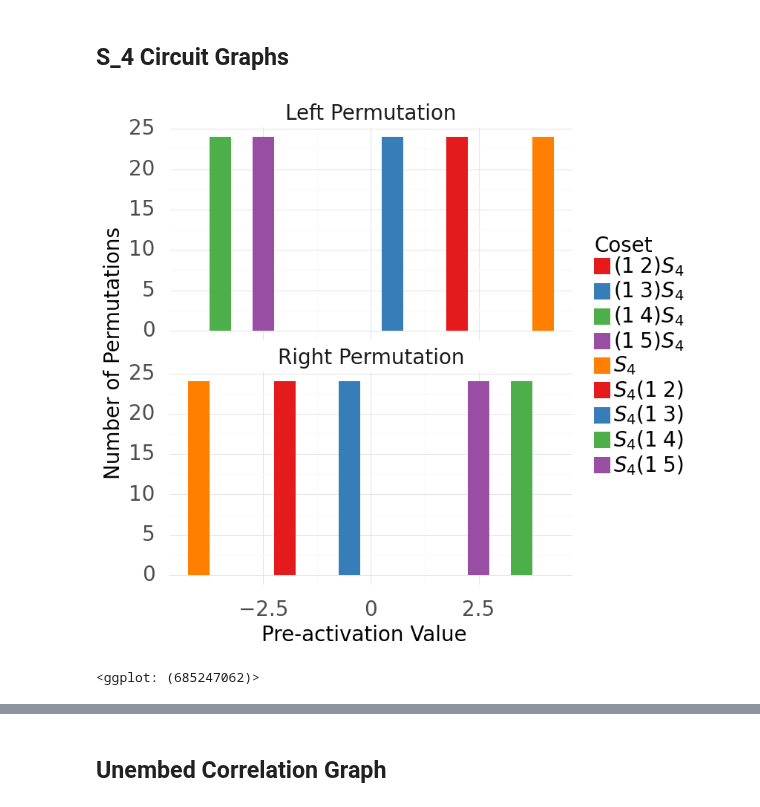
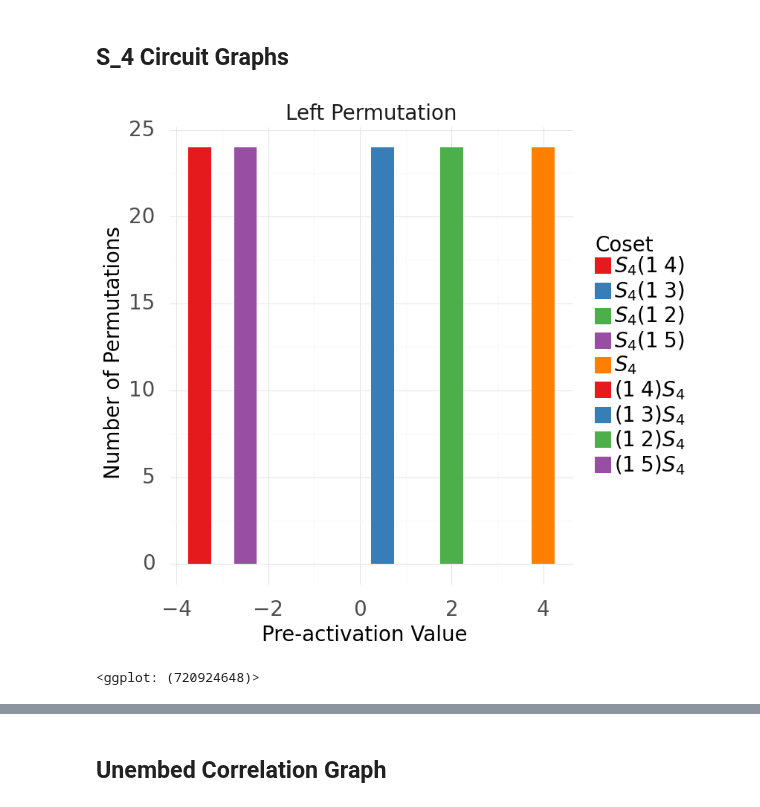
Before and after one commit to dashstander/sn-grok, a Jupyter notebook: notebooks/paper_graphs.ipynb, the cells around one changed output, grey strips where cells are left out. Drawn from its saved outputs; the diff is of its cells as text; code cells hidden in the pictures.

Commit message:
Small changes
Signed-off-by: Dashiell Stander <dstander@protonmail.com>

```diff
--- a/notebooks/paper_graphs.ipynb
+++ b/notebooks/paper_graphs.ipynb
@@ -409,35 +409,38 @@ dfl = (
     .filter(pl.col('variable') == 'dim23')
     .join(s4_right_coset_df.filter(pl.col('subgroup') == 's4_0'), on='permutation')
     .with_columns(pl.col('coset_rep').map_dict(right_coset_rename))
 )
 dfr = (
     right_base_df
     .filter(pl.col('variable') == 'dim23')
     .join(s4_left_coset_df.filter(pl.col('subgroup') == 's4_0'), on='permutation')
     .with_columns(pl.col('coset_rep').map_dict(left_coset_rename))
 
 )
 dfl.insert_at_idx(0, pl.Series('side', ['Left Permutation'] * 120))
 dfr.insert_at_idx(0, pl.Series('side', ['Right Permutation'] * 120))
 
-df = pl.concat([dfl, dfr], how='vertical')
+
+
+df = pl.concat([dfl, dfr], how='vertical').with_columns(pl.col('coset_rep').cast(pl.Categorical))
+
 
 palette = brewer_pal('qual', 6)(5)
 
 colors = palette + palette[:-1]
 
 
 fig = (
-    ggplot(df, aes(x='value', fill='coset_rep'))
+    ggplot(df.filter(pl.col('side') == 'Left Permutation'), aes(x='value', fill='coset_rep'))
     + geom_histogram(binwidth=0.5)
     + facet_wrap('~side', nrow=2)
     + labs(y = "Number of Permutations", x = "Pre-activation Value", fill="Coset")
     + theme_minimal()
     + theme(figure_size=(7,8), text=element_text(size=20))
     + scale_fill_manual(values = colors)
 )
-
+fig.save('/Users/dashiell/Documents/s5_40_s4_left.pdf')
 fig
 # %% [output]
-[figure, old version]
+[figure, new version]
-<ggplot: (685247062)>
+<ggplot: (720924648)>
```
Also changed, not shown: parts of 9 cells of this notebook.
